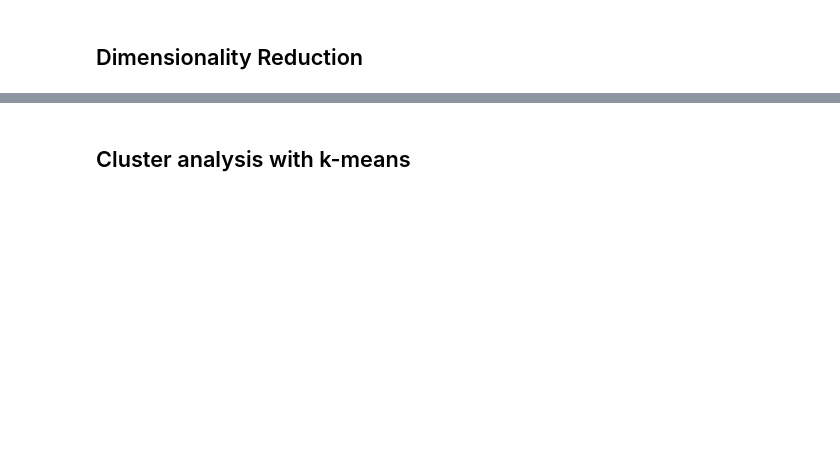
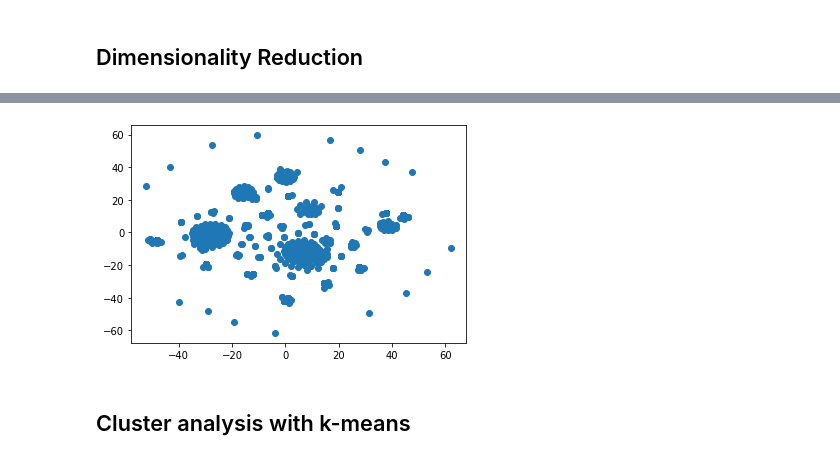
Before and after one commit to michelleherman13/unsupervised-learning-challenge, a Jupyter notebook: crypto.ipynb, the cells around one changed output, grey strips where cells are left out. Saved outputs shown, nothing was run; the diff lists cells and outputs as text; code cells hidden in the pictures; blank space fills up the shorter version.

```diff
--- a/crypto.ipynb
+++ b/crypto.ipynb
@@ -75,4 +97,5 @@ df
 # %%
 #Your next step in data preparation is to convert the remaining features with text values, Algorithm and ProofType,
-#into numerical data. To accomplish this task, use Pandas to create dummy variables. Examine the number of rows and
-#columns of your dataset now. How did they change?
+#into numerical data. Use Pandas to create dummy variables. Examine the number of rows and columns of your dataset now
+crypto_data=pd.get_dummies(crypto_df[['Algorithm', 'ProofType']])
+crypto_data
@@ -79,5 +116,7 @@ df
 # %%
 #Standardize your dataset so that columns that contain larger values do not unduly influence the outcome.
+scaler = StandardScaler()
+scaled_crypto= scaler.fit_transform(crypto_data)
 # %% [markdown]
 ## Dimensionality Reduction
 # %%
@@ -87,7 +126,12 @@ df
 #PCA(n_components=0.99) creates a model that will preserve approximately 99% of the explained variance, whether that
 #means reducing the dataset to 80 principal components or 3. For this project, preserve 90% of the explained variance
 #in dimensionality reduction. How did the number of the features change?
+
+pca = PCA(n_components=0.90)
+pca_transformed_data = pca.fit_transform(scaled_crypto)
 # %%
 #Next, further reduce the dataset dimensions with t-SNE and visually inspect the results. In order to accomplish this
 #task, run t-SNE on the principal components: the output of the PCA transformation. Then create a scatter plot of the
 #t-SNE output. Observe whether there are distinct clusters or not.
+tsne = TSNE(learning_rate=10)
+transformed_features = tsne.fit_transform(pca_transformed_data)
@@ -94,3 +148,11 @@ df
+# %%
+crypto_data['x'] = transformed_features[:,0]
+crypto_data['y'] = transformed_features[:,1]
+
+plt.scatter(crypto_data['x'], crypto_data['y'])
+plt.show()
+# %% [output]
+[figure, added]
 # %% [markdown]
 ## Cluster analysis with k-means
 # %%
```
Also changed, not shown: parts of 9 cells of this notebook, 1 other file.
